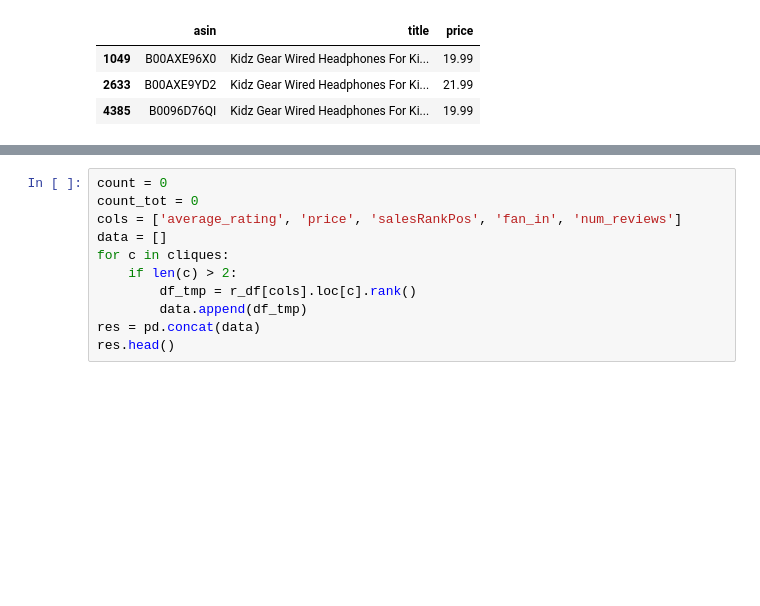
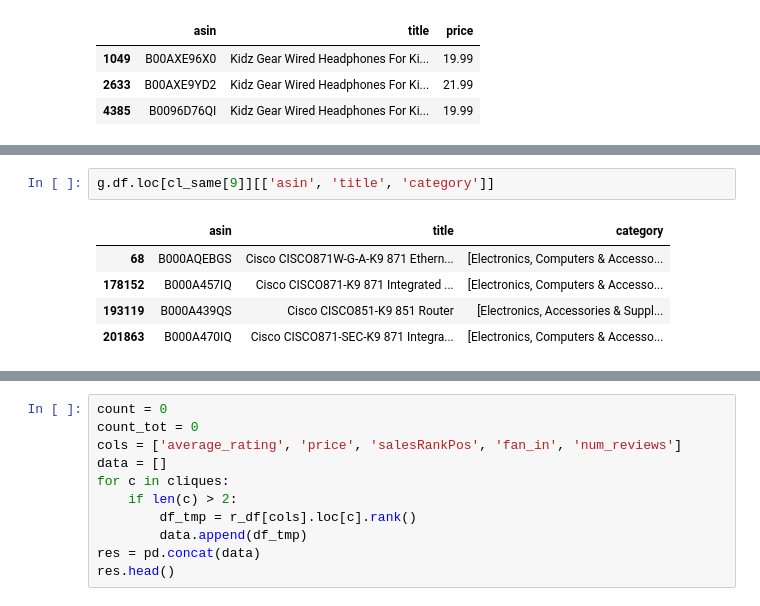
Before and after one commit to tarmeens/ada-homework, a Jupyter notebook: project/Final.ipynb, the cells around one changed output, grey strips where cells are left out. Drawn from its saved outputs; the diff is of its cells as text; blank space fills up the shorter version.

```diff
--- a/project/Final.ipynb
+++ b/project/Final.ipynb
@@ -854,0 +766,8 @@ sc.textFile('data/metadata.json')\
+# %%
+g.df.loc[cl_same[9]][['asin', 'title', 'category']]
+# %% [output]
+|  | asin | title | category |
+| 68 | B000AQEBGS | Cisco CISCO871W-G-A-K9 871 Ethern... | [Electronics, Computers & Accesso... |
+| 178152 | B000A457IQ | Cisco CISCO871-K9 871 Integrated ... | [Electronics, Computers & Accesso... |
+| 193119 | B000A439QS | Cisco CISCO851-K9 851 Router | [Electronics, Accessories & Suppl... |
+| 201863 | B000A470IQ | Cisco CISCO871-SEC-K9 871 Integra... | [Electronics, Computers & Accesso... |
```
Also changed, not shown: parts of 33 cells of this notebook.
